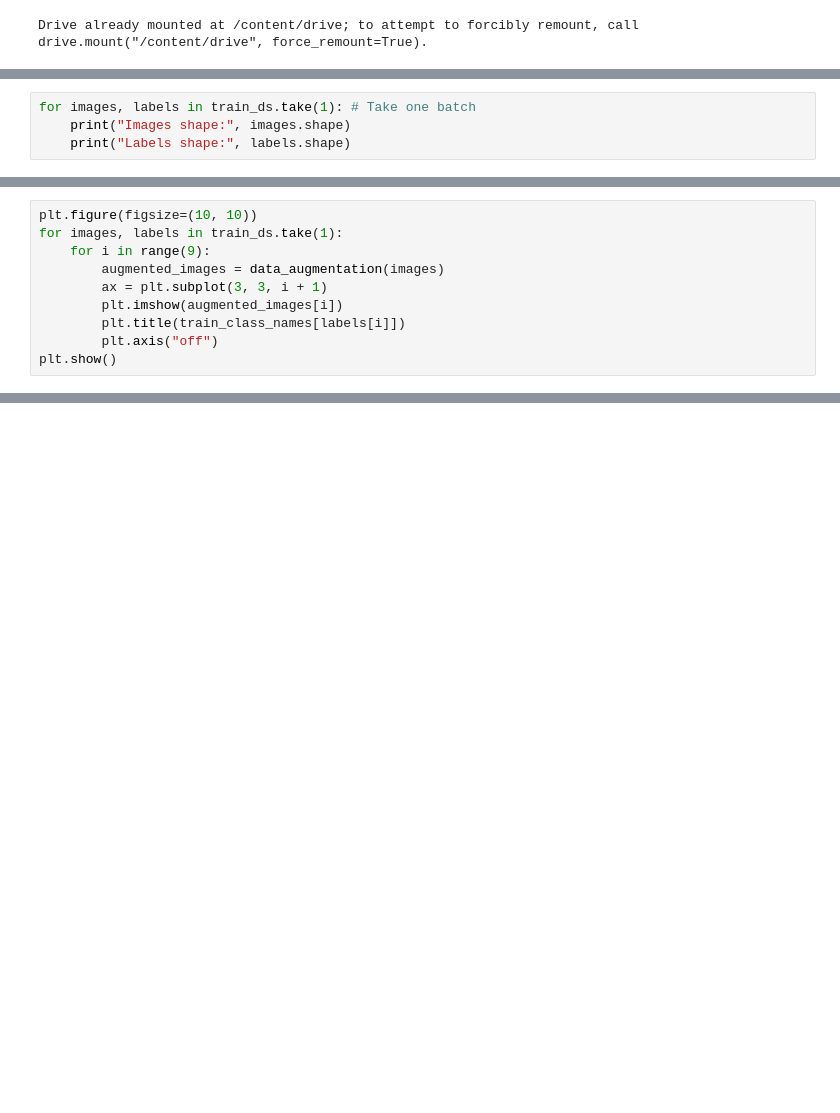
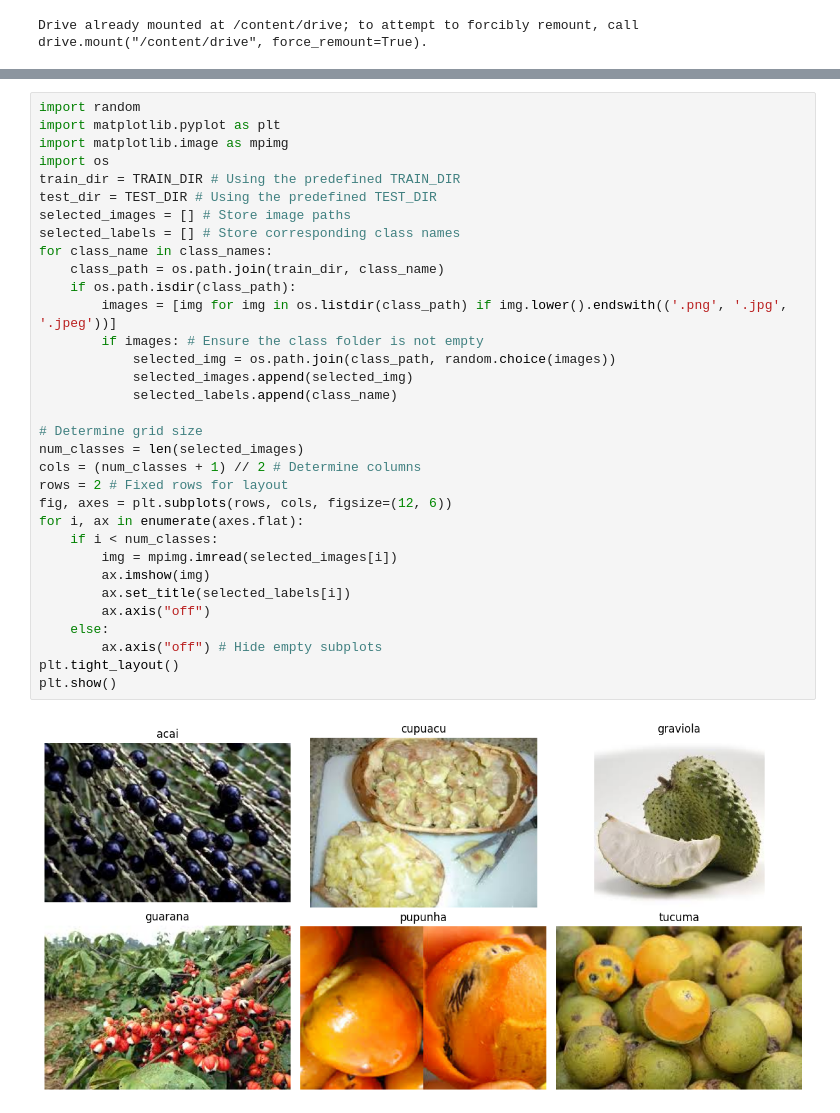
Before and after one commit to Abhi1997/AI_and_ML, a Jupyter notebook: Week - 6 - Practical Aspects of Training Deep Neural Network/Worksheet6.ipynb, the cells around one changed output, grey strips where cells are left out. Drawn from its saved outputs; the diff is of its cells as text; blank space fills up the shorter version.

```diff
--- a/Week - 6 - Practical Aspects of Training Deep Neural Network/Worksheet6.ipynb
+++ b/Week - 6 - Practical Aspects of Training Deep Neural Network/Worksheet6.ipynb
@@ -319,4 +5,0 @@ plt.show()
-# %%
-for images, labels in train_ds.take(1): # Take one batch
-    print("Images shape:", images.shape)
-    print("Labels shape:", labels.shape)
@@ -361,10 +5,0 @@ layers.Dense(10, activation="softmax")
-# %%
-plt.figure(figsize=(10, 10))
-for images, labels in train_ds.take(1):
-    for i in range(9):
-        augmented_images = data_augmentation(images)
-        ax = plt.subplot(3, 3, i + 1)
-        plt.imshow(augmented_images[i])
-        plt.title(train_class_names[labels[i]])
-        plt.axis("off")
-plt.show()
@@ -746,0 +168,35 @@ Epoch 2/50
+# %%
+import random
+import matplotlib.pyplot as plt
+import matplotlib.image as mpimg
+import os
+train_dir = TRAIN_DIR # Using the predefined TRAIN_DIR
+test_dir = TEST_DIR # Using the predefined TEST_DIR
+selected_images = [] # Store image paths
+selected_labels = [] # Store corresponding class names
+for class_name in class_names:
+    class_path = os.path.join(train_dir, class_name)
+    if os.path.isdir(class_path):
+        images = [img for img in os.listdir(class_path) if img.lower().endswith(('.png', '.jpg', '.jpeg'))]
+        if images: # Ensure the class folder is not empty
+            selected_img = os.path.join(class_path, random.choice(images))
+            selected_images.append(selected_img)
+            selected_labels.append(class_name)
+
+# Determine grid size
+num_classes = len(selected_images)
+cols = (num_classes + 1) // 2 # Determine columns
+rows = 2 # Fixed rows for layout
+fig, axes = plt.subplots(rows, cols, figsize=(12, 6))
+for i, ax in enumerate(axes.flat):
+    if i < num_classes:
+        img = mpimg.imread(selected_images[i])
+        ax.imshow(img)
+        ax.set_title(selected_labels[i])
+        ax.axis("off")
+    else:
+        ax.axis("off") # Hide empty subplots
+plt.tight_layout()
+plt.show()
+# %% [output]
+[figure, added]
```
Also changed, not shown: parts of 53 cells of this notebook.
